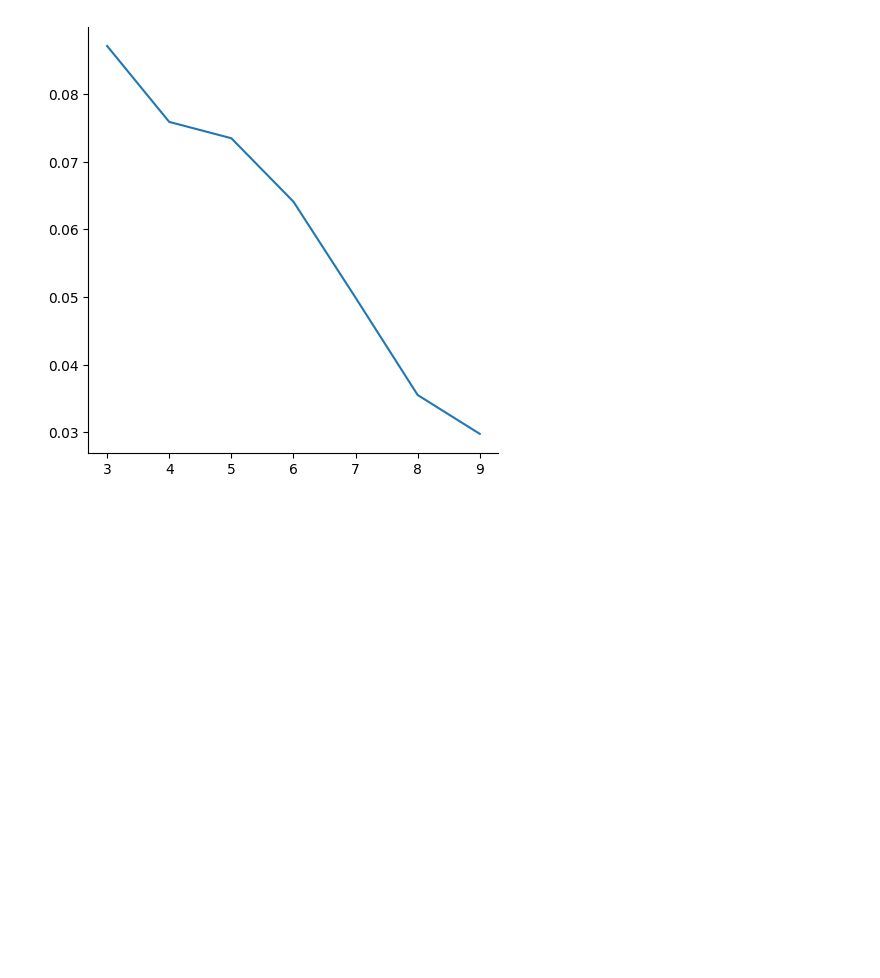
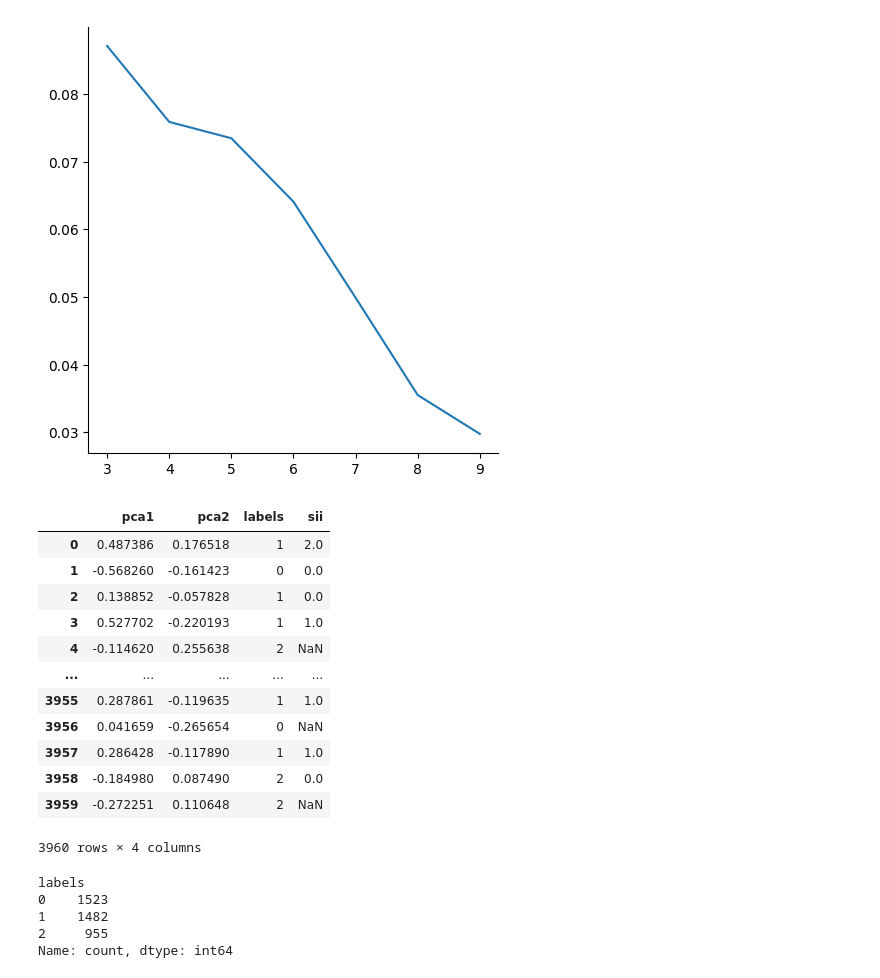
Before and after one commit to lusm554/kaggle_competitions, a Jupyter notebook: problematic-internet-use/fill_missing_target.ipynb, the cells around one changed output. Drawn from its saved outputs; the diff is of its cells as text; code cells hidden in the pictures; blank space fills up the shorter version.

```diff
--- a/problematic-internet-use/fill_missing_target.ipynb
+++ b/problematic-internet-use/fill_missing_target.ipynb
@@ -202,3 +202,30 @@ sns.relplot(x=range(3,10), y=silhouette, kind='line')
 # %% [output]
 <seaborn.axisgrid.FacetGrid at 0x...>
 [figure]
+# %%
+cluster = MiniBatchKMeans(n_clusters=3, random_state=random_state)
+train_pca['labels'] = cluster.fit_predict(train_pca)
+train_pca['sii'] = y.astype(int)
+train_pca
+# %% [output]
+|  | pca1 | pca2 | labels | sii |
+| 0 | 0.487386 | 0.176518 | 1 | 2.0 |
+| 1 | -0.568260 | -0.161423 | 0 | 0.0 |
+| 2 | 0.138852 | -0.057828 | 1 | 0.0 |
+| 3 | 0.527702 | -0.220193 | 1 | 1.0 |
+| 4 | -0.114620 | 0.255638 | 2 | NaN |
+| ... | ... | ... | ... | ... |
+| 3955 | 0.287861 | -0.119635 | 1 | 1.0 |
+| 3956 | 0.041659 | -0.265654 | 0 | NaN |
+| 3957 | 0.286428 | -0.117890 | 1 | 1.0 |
+| 3958 | -0.184980 | 0.087490 | 2 | 0.0 |
+| 3959 | -0.272251 | 0.110648 | 2 | NaN |
+3960 rows × 4 columns
+# %%
+train_pca.labels.value_counts()
+# %% [output]
+labels
+0    1523
+1    1482
+2     955
+Name: count, dtype: int64
```
Also changed, not shown: parts of 7 cells of this notebook.
